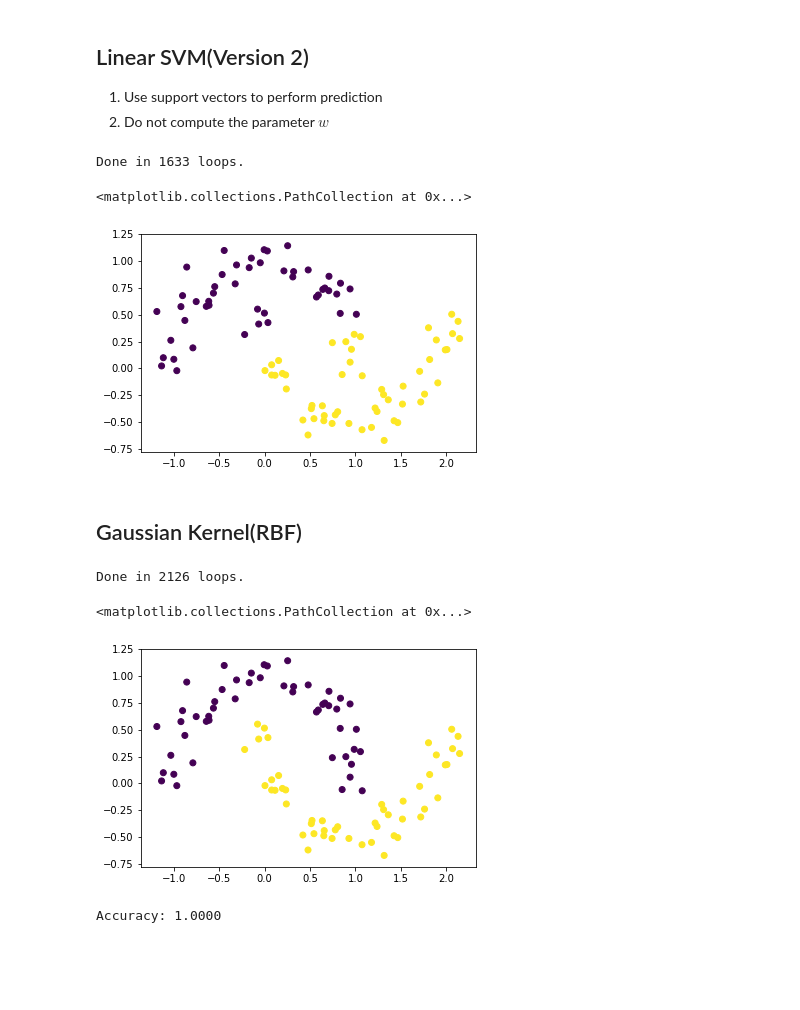
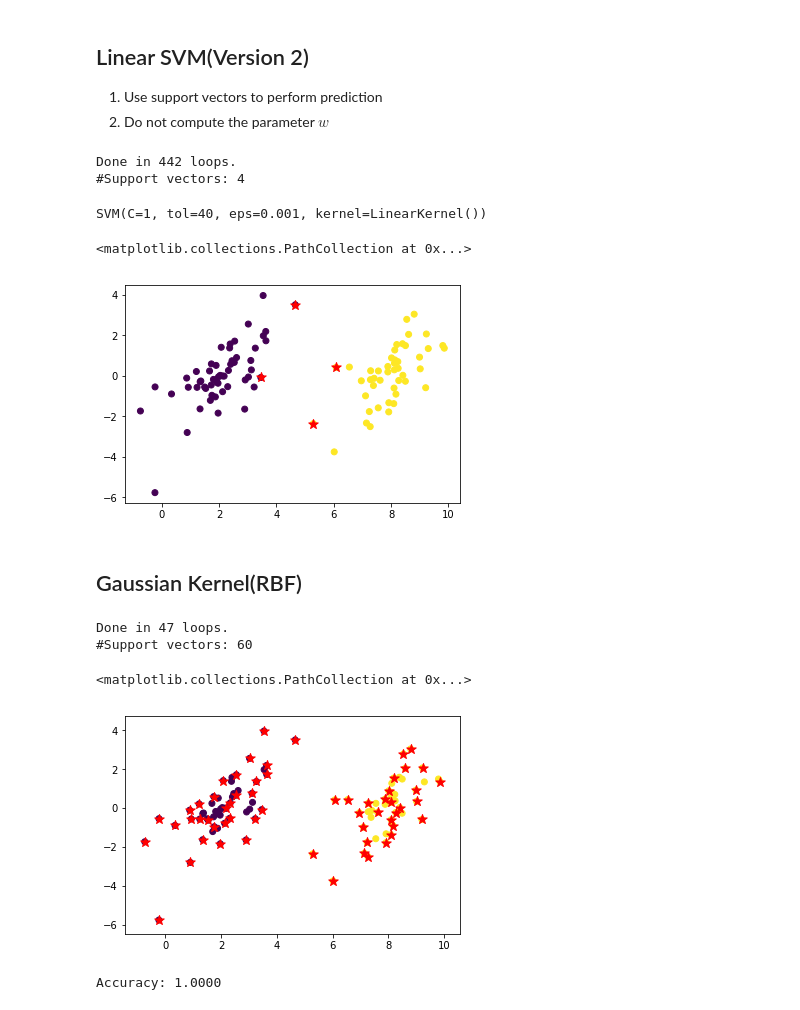
Before and after one commit to Irlyue/MLAlg, a Jupyter notebook: notebook/svm/SVM.ipynb, the cells around one changed output. Cells and saved outputs as stored; diff of their text form; code cells hidden in the pictures; blank space fills up the shorter version.

```diff
--- a/notebook/svm/SVM.ipynb
+++ b/notebook/svm/SVM.ipynb
@@ -20,11 +17,11 @@ The autoreload extension is already loaded. To reload it, use:
 # %% [markdown]
 ## Preparing the Data
 # %%
-# X, y = utils.load_simple_data()
+X, y = utils.load_simple_data()
 
-np.random.seed(2)
-X, y = make_moons(noise=0.12)
-y = 2 * y - 1
+# np.random.seed(2)
+# X, y = make_moons(noise=0.12)
+# y = 2 * y - 1
 # %%
 X.shape, y.shape
 # %% [output]
@@ -39,6 +36,7 @@ plt.scatter(X[:, 0], X[:, 1], c=y+1)
 1. First use support vectors to compute $w$ and $b$
 2. Then plot the decision boundary
 # %%
-cls = svm.SVMLinear()
+cls = svm.SVMLinear(tol=40)
 cls.fit(X, y, seed=2)
+print('#Support vectors:', np.sum(cls.alphas > 0))
 # %% [output]
@@ -65,27 +68,39 @@ Accuracy: 0.8700
 1. Use support vectors to perform prediction
 2. Do not compute the parameter $w$
 # %%
-cls = svm.SVM(kernel='linear')
+cls = svm.SVM(kernel='linear', tol=40)
 cls.fit(X, y, seed=2)
+print('#Support vectors:', np.sum(cls.alphas > 0))
 # %% [output]
-Done in 1633 loops.
+Done in 442 loops.
+#Support vectors: 4
+# %%
+cls
+# %% [output]
+SVM(C=1, tol=40, eps=0.001, kernel=LinearKernel())
 # %%
 plt.scatter(X[:, 0], X[:, 1], c=cls.predict(X)+1)
+flag = cls.alphas > 0
+plt.scatter(X[flag, 0], X[flag, 1], c='r', marker='*', s=100)
 # %% [output]
 <matplotlib.collections.PathCollection at 0x...>
-[figure, old version]
+[figure, new version]
 # %% [markdown]
 ## Gaussian Kernel(RBF)
 # %%
-cls = svm.SVM(kernel=svm.KERNELS['rbf'](sigma=0.5))
+cls = svm.SVM(kernel=svm.KERNELS['rbf'](sigma=0.5), tol=40)
 cls.fit(X, y, seed=2)
+print('#Support vectors:', len(cls.alphays))
 # %% [output]
-Done in 2126 loops.
+Done in 47 loops.
+#Support vectors: 60
 # %%
 plt.scatter(X[:, 0], X[:, 1], c=cls.predict(X)+1)
+flag = cls.alphas > 0
+plt.scatter(X[flag, 0], X[flag, 1], c='r', marker='*', s=100)
 # %% [output]
 <matplotlib.collections.PathCollection at 0x...>
-[figure, old version]
+[figure, new version]
 # %%
 print('Accuracy: %.4f' % (np.mean(cls.predict(X) == y)))
 # %% [output]
```
Also changed, not shown: parts of 11 cells of this notebook.
